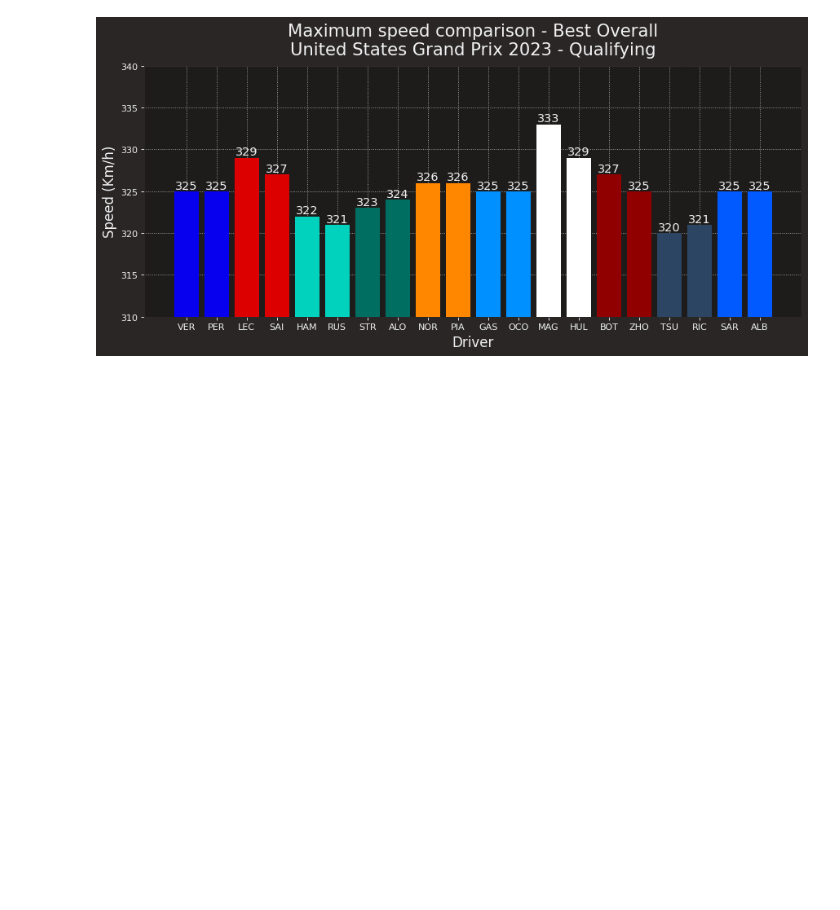
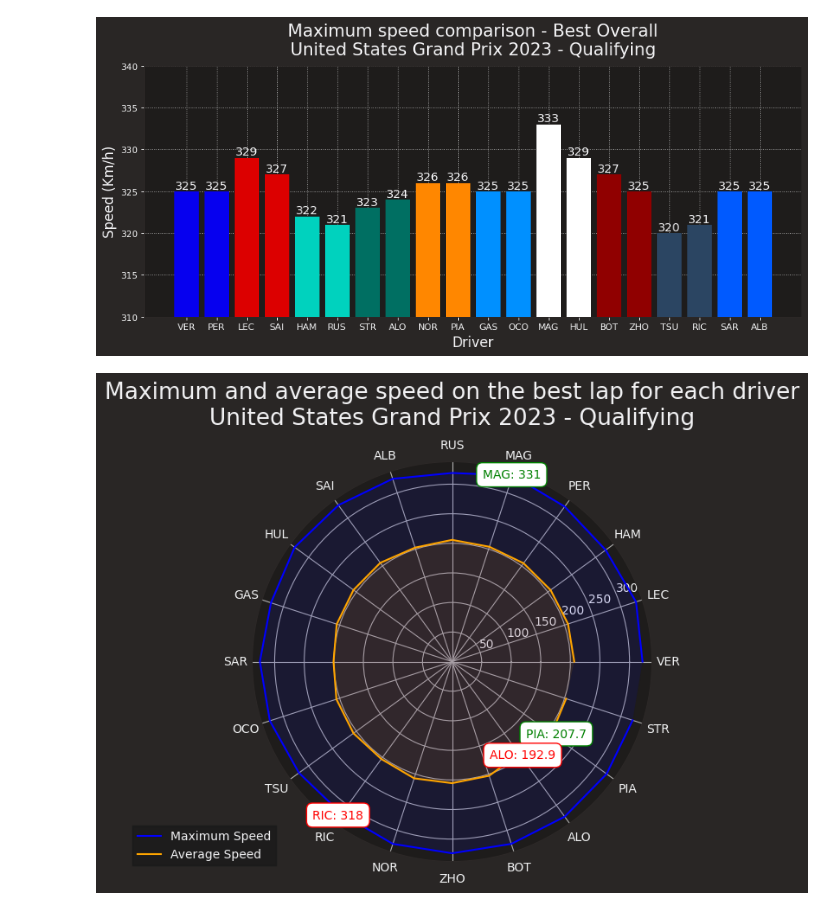
Before and after one commit to Rick8998/AustinF1, a Jupyter notebook: quali.ipynb, the cells around one changed output. Saved outputs shown, nothing was run; the diff lists cells and outputs as text; code cells hidden in the pictures; blank space fills up the shorter version.

```diff
--- a/quali.ipynb
+++ b/quali.ipynb
@@ -242,0 +262,62 @@ plt.show()
+# %%
+nomi_piloti = list(max_speed_dict.keys())
+
+velocita_massima_valori = list(max_speed_dict.values())
+velocita_media_valori = list(mean_speed_dict.values())
+
+angoli = np.linspace(0, 2 * np.pi, len(nomi_piloti), endpoint=False)
+
+#angoli = np.concatenate((angoli, [angoli[0]]))
+
+#velocita_massima_valori.append(velocita_massima_valori[0])
+#velocita_media_valori.append(velocita_media_valori[0])
+
+migliore_velocita_massima_pilota = max(max_speed_dict, key=max_speed_dict.get)
+migliore_velocita_media_pilota = max(mean_speed_dict, key=mean_speed_dict.get)
+
+# Trova il pilota con la peggiore velocità massima e media
+peggiore_velocita_massima_pilota = min(max_speed_dict, key=max_speed_dict.get)
+peggiore_velocita_media_pilota = min(mean_speed_dict, key=mean_speed_dict.get)
+# %%
+# Crea il grafico radar
+plt.figure(figsize=(8, 6))
+ax = plt.subplot(111, polar=True)
+ax.set_xticks(angoli)
+ax.set_xticklabels(nomi_piloti)
+plt.polar(angoli, velocita_massima_valori, label='Maximum Speed', color='blue')
+plt.fill(angoli, velocita_massima_valori, 'blue', alpha=0.1)
+plt.polar(angoli, velocita_media_valori, label='Average Speed', color='orange')
+plt.fill(angoli, velocita_media_valori, 'orange', alpha=0.1)
+
+# Etichette dei piloti con migliori e peggiori velocità
+plt.text(angoli[velocita_massima_valori.index(max_speed_dict[migliore_velocita_massima_pilota])],
+         max_speed_dict[migliore_velocita_massima_pilota] - 5,
+         f'{migliore_velocita_massima_pilota}: {max_speed_dict[migliore_velocita_massima_pilota]}',
+         fontsize=10, color='green', ha='center',
+          bbox=dict(boxstyle='round,pad=0.5', edgecolor='g', facecolor='white'))
+plt.text(angoli[velocita_media_valori.index(mean_speed_dict[migliore_velocita_media_pilota])],
+         mean_speed_dict[migliore_velocita_media_pilota] + 10,
+         f'{migliore_velocita_media_pilota}: {mean_speed_dict[migliore_velocita_media_pilota]}',
+         fontsize=10, color='green', ha='center',
+          bbox=dict(boxstyle='round,pad=0.5', edgecolor='g', facecolor='white'))
+
+plt.text(angoli[velocita_massima_valori.index(max_speed_dict[peggiore_velocita_massima_pilota])],
+         max_speed_dict[peggiore_velocita_massima_pilota] + 10,
+         f'{peggiore_velocita_massima_pilota}: {max_speed_dict[peggiore_velocita_massima_pilota]}',
+         fontsize=10, color='red', ha='center',
+          bbox=dict(boxstyle='round,pad=0.5', edgecolor='r', facecolor='white'))
+plt.text(angoli[velocita_media_valori.index(mean_speed_dict[peggiore_velocita_media_pilota])],
+         mean_speed_dict[peggiore_velocita_media_pilota] + 10,
+         f'{peggiore_velocita_media_pilota}: {mean_speed_dict[peggiore_velocita_media_pilota]}',
+         fontsize=10, color='red', ha='center',
+          bbox=dict(boxstyle='round,pad=0.5', edgecolor='r', facecolor='white'))
+
+# Personalizza il grafico radar
+plt.thetagrids(angoli * 180/np.pi, nomi_piloti)
+plt.title(f"Maximum and average speed on the best lap for each driver\n"f"{fp.event['EventName']} {fp.event.year} - {fp.name}")
+plt.legend(loc=(-0.3,-0.01))
+
+# Visualizza il grafico
+plt.show()
+# %% [output]
+[figure, added]
```
Also changed, not shown: parts of 1 cell of this notebook.
